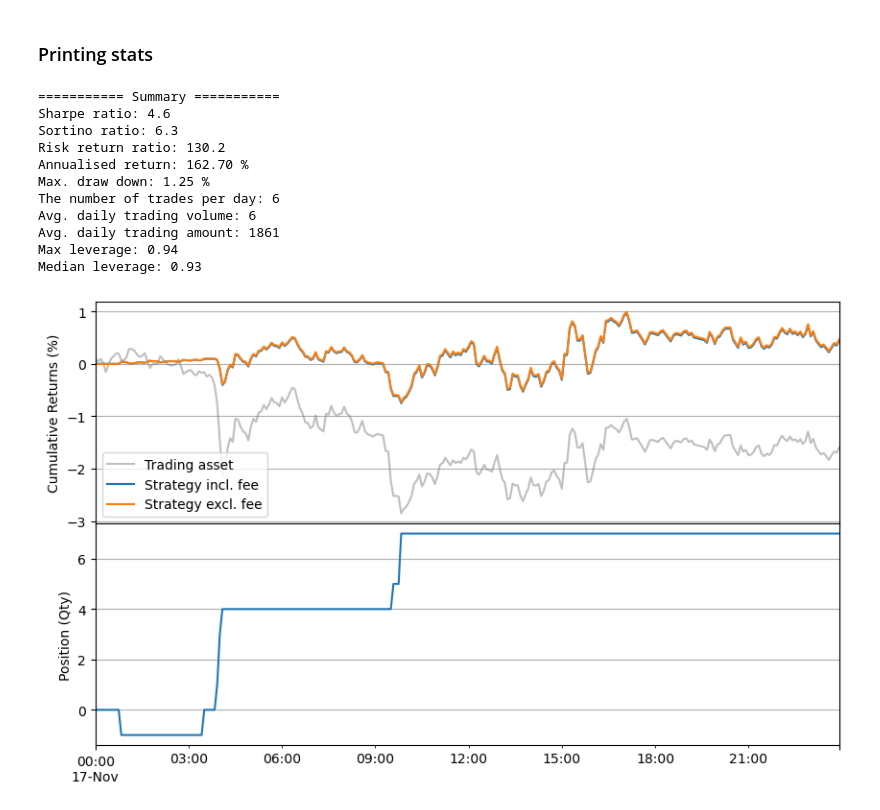
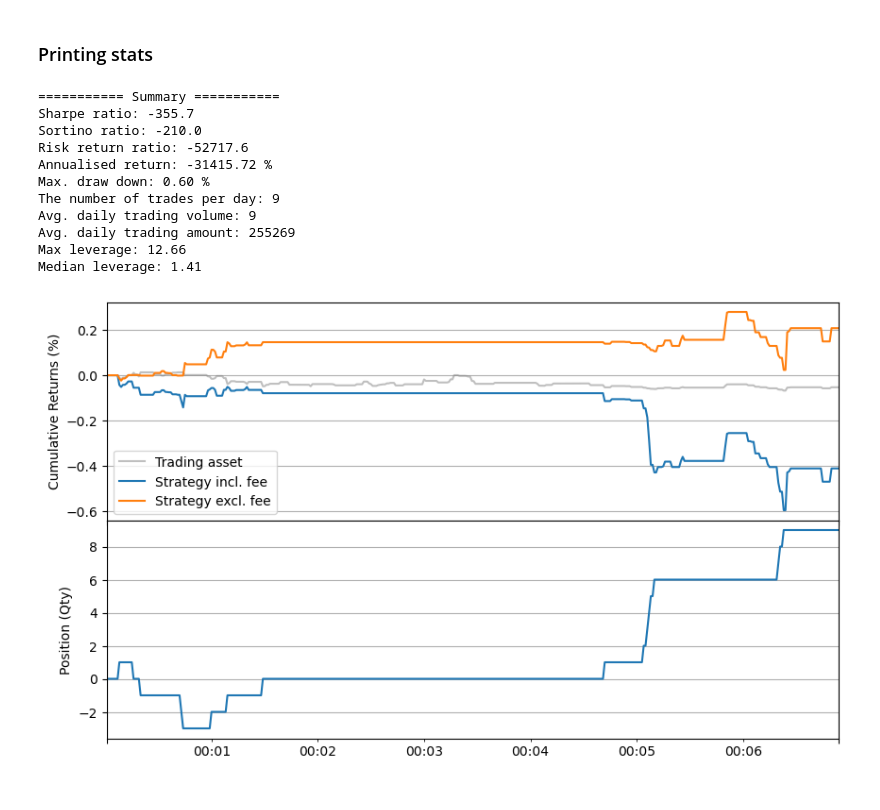
Before and after one commit to nkaz001/hftbacktest, a Jupyter notebook: examples/getting_started.ipynb, the cells around one changed output. Drawn from its saved outputs; the diff is of its cells as text; code cells hidden in the pictures.

```diff
--- a/examples/getting_started.ipynb
+++ b/examples/getting_started.ipynb
@@ -110,4 +92,9 @@ def print_3depth(hbt):
                 if i == 3:
                     break
     return True
+# %%
+import numpy as np
+
+btcusdt_20230405 = np.load('btcusdt_20230405.npz')['data']
+btcusdt_20230404_eod = np.load('btcusdt_20230404_eod.npz')['data']
 # %%
@@ -689,10 +666,10 @@ best_ask.plot()
 def submit_order_stats(hbt, recorder):
     buy_order_id = 1
     sell_order_id = 2
-    half_spread = 100 * hbt.tick_size
+    half_spread = 1 * hbt.tick_size
 
     while hbt.run:
-        if not hbt.elapse(60 * 1e6):
+        if not hbt.elapse(1 * 1e6):
             return False
 
         hbt.clear_inactive_orders()
@@ -716,28 +693,32 @@ def submit_order_stats(hbt, recorder):
 # %%
 from hftbacktest import Stat
 
-hbt = HftBacktest(df,
-                  tick_size=0.01,
-                  lot_size=0.01,
-                  maker_fee=0.0002,
-                  taker_fee=0.0007,
-                  order_latency=FeedLatency(),
-                  asset_type=Linear,
-                  snapshot=snapshot_df)
+hbt = HftBacktest(
+    btcusdt_20230405,
+    tick_size=0.1,
+    lot_size=0.001,
+    maker_fee=0.0002,
+    taker_fee=0.0007,
+    order_latency=FeedLatency(),
+    asset_type=Linear,
+    snapshot=btcusdt_20230404_eod
+)
 
 stat = Stat(hbt)
 submit_order_stats(hbt, stat.recorder)
-stat.summary(capital=2000)
+
+# Default resample is 5min.
+stat.summary(capital=20000, resample='1s')
 # %% [output]
 =========== Summary ===========
-Sharpe ratio: 4.6
-Sortino ratio: 6.3
-Risk return ratio: 130.2
-Annualised return: 162.70 %
-Max. draw down: 1.25 %
-The number of trades per day: 6
-Avg. daily trading volume: 6
-Avg. daily trading amount: 1861
-Max leverage: 0.94
-Median leverage: 0.93
+Sharpe ratio: -355.7
+Sortino ratio: -210.0
+Risk return ratio: -52717.6
+Annualised return: -31415.72 %
+Max. draw down: 0.60 %
+The number of trades per day: 9
+Avg. daily trading volume: 9
+Avg. daily trading amount: 255269
+Max leverage: 12.66
+Median leverage: 1.41
-[figure, old version]
+[figure, new version]
```
Also changed, not shown: parts of 26 cells of this notebook.
